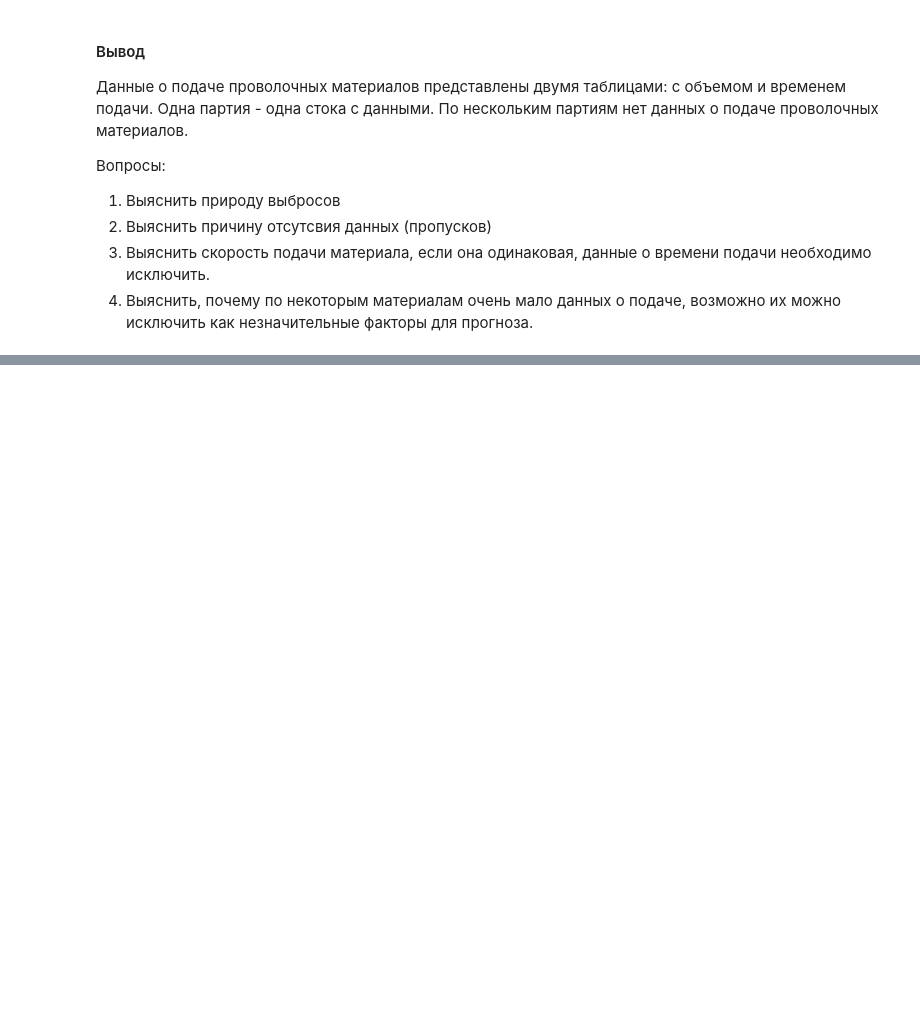
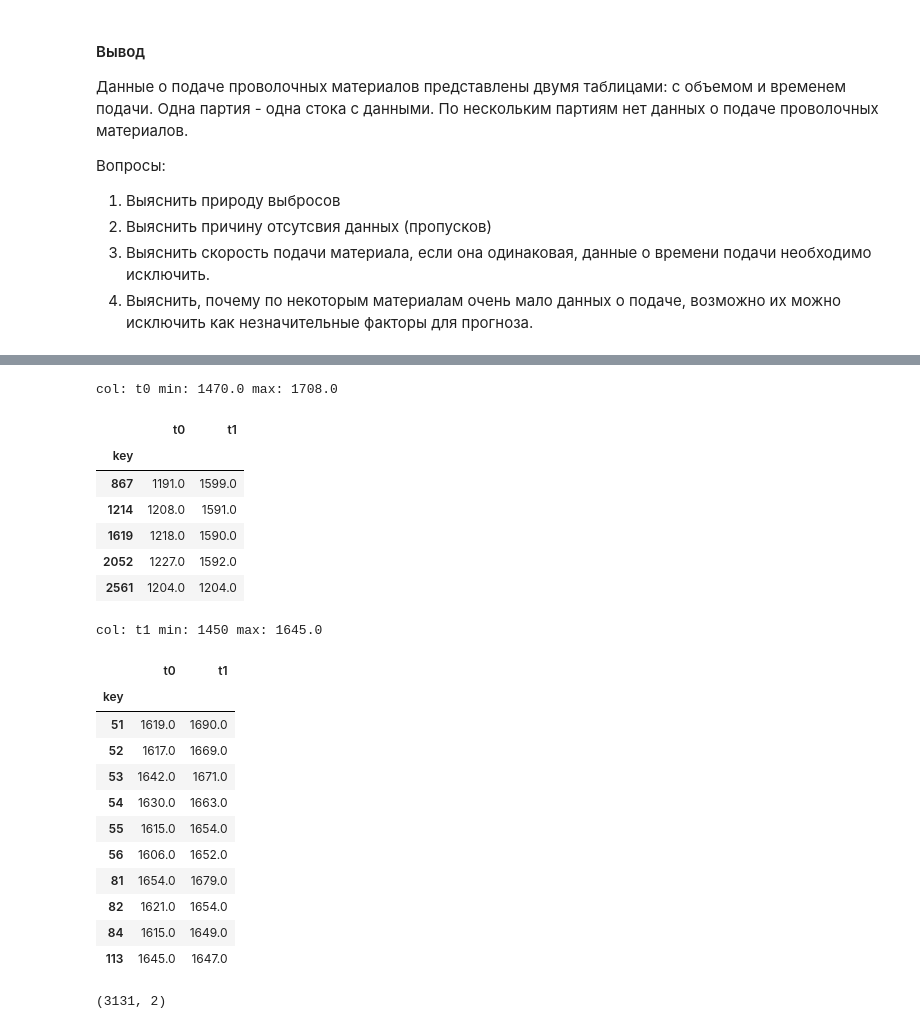
Before and after one commit to ivtroitskiy/datascience_bootcamp, a Jupyter notebook: fiinal_project.ipynb, the cells around one changed output, grey strips where cells are left out. Drawn from its saved outputs; the diff is of its cells as text; code cells hidden in the pictures; blank space fills up the shorter version.

```diff
--- a/fiinal_project.ipynb
+++ b/fiinal_project.ipynb
@@ -32,6 +38,8 @@ matplotlib.rc('figure', figsize=(10, 5))
 sns.set_palette("pastel")
 # %% [markdown]
 ### Описание констант и функций
+# %%
+EMISSIION_IQR_TRASHOLD = 4
 # %%
 def dataframe_info(df):
 
@@ -55,6 +63,28 @@ def dataframe_info(df):
         plt.xlabel(col)
         plt.tight_layout()
         i+=1
+
+def delete_emissions(data, col, **kwargs):
+    q1 = data[col].quantile(0.25)
+    q3 = data[col].quantile(0.75)
+    iqr = q3-q1
+
+    if 'iqr_k' in kwargs:
+        iqr_k = kwarg['iqr_k']
+    else:
+        iqr_k = EMISSIION_IQR_TRASHOLD
+
+    if 'min' in kwargs:
+        min = kwargs['min']
+    else:
+        min = q1 - iqr*iqr_k
+
+    if 'max' in kwargs:
+        max = kwargs['max']
+    else:
+        max = q3 + iqr*iqr_k
+
+    return data[(data[col] >= min) & (data[col] <= max)]
 # %% [markdown]
 ### Загрузка данных
 # %%
@@ -503,0 +651,28 @@ DUPLICATES: 0
+# %%
+temp = temp.dropna()
+temp = delete_emissions(temp, 't0')
+temp = delete_emissions(temp, 't1', min=1450)
+print(temp.shape)
+# %% [output]
+col: t0 min: 1470.0 max: 1708.0
+|  | t0 | t1 |
+| key |  |  |
+| 867 | 1191.0 | 1599.0 |
+| 1214 | 1208.0 | 1591.0 |
+| 1619 | 1218.0 | 1590.0 |
+| 2052 | 1227.0 | 1592.0 |
+| 2561 | 1204.0 | 1204.0 |
+col: t1 min: 1450 max: 1645.0
+|  | t0 | t1 |
+| key |  |  |
+| 51 | 1619.0 | 1690.0 |
+| 52 | 1617.0 | 1669.0 |
+| 53 | 1642.0 | 1671.0 |
+| 54 | 1630.0 | 1663.0 |
+| 55 | 1615.0 | 1654.0 |
+| 56 | 1606.0 | 1652.0 |
+| 81 | 1654.0 | 1679.0 |
+| 82 | 1621.0 | 1654.0 |
+| 84 | 1615.0 | 1649.0 |
+| 113 | 1645.0 | 1647.0 |
+(3131, 2)
```
Also changed, not shown: parts of 25 cells of this notebook.
